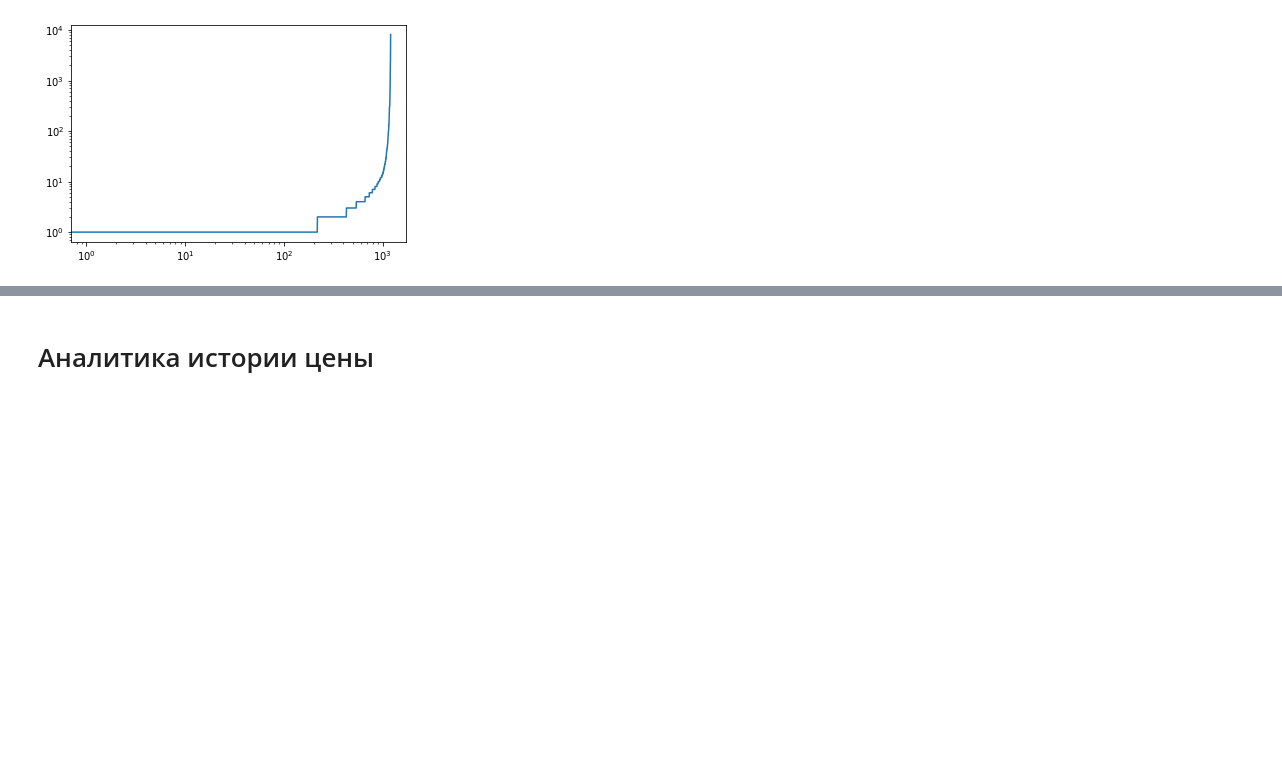
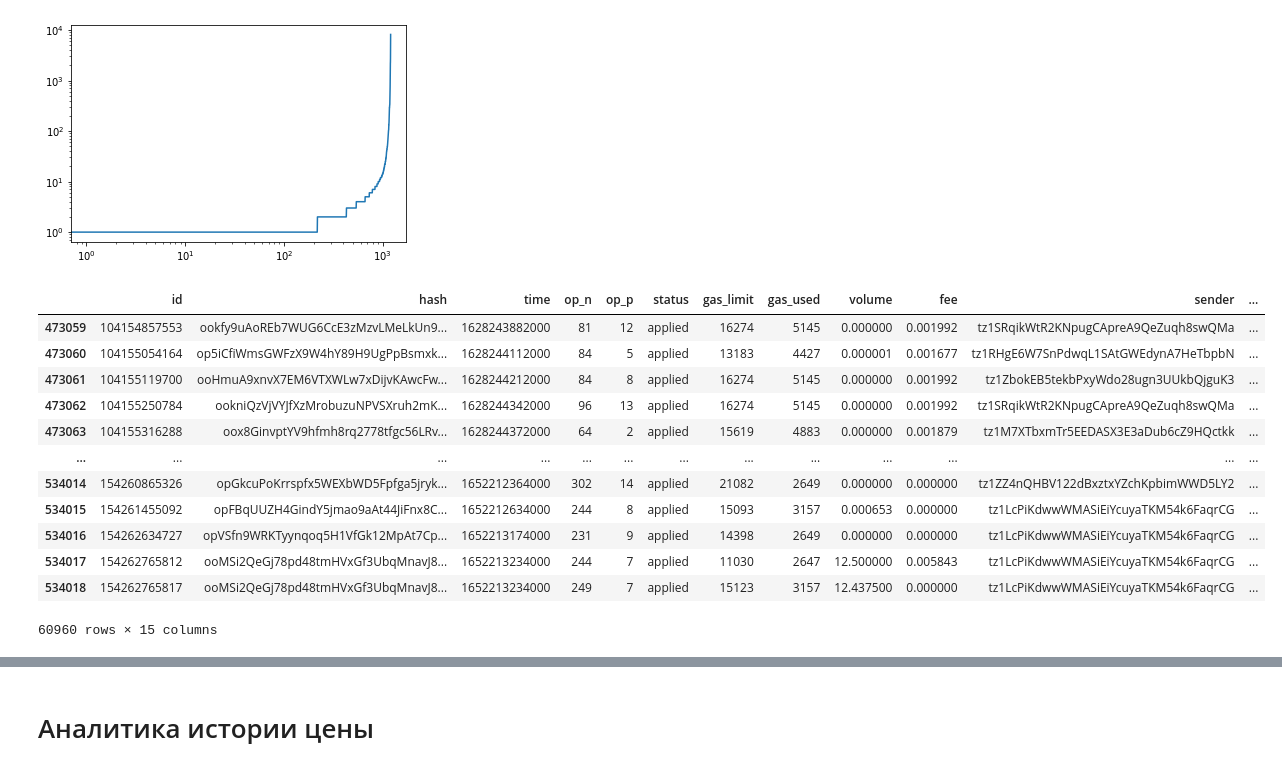
Before and after one commit to markysha/ml-practice, a Jupyter notebook: tezos-arbitrage/cex-dex analize.ipynb, the cells around one changed output, grey strips where cells are left out. Saved outputs shown, nothing was run; the diff lists cells and outputs as text; code cells hidden in the pictures; blank space fills up the shorter version.

```diff
--- a/tezos-arbitrage/cex-dex analize.ipynb
+++ b/tezos-arbitrage/cex-dex analize.ipynb
@@ -291,3 +291,19 @@ pair_data = unpack_storage_liquidity_baking(pair_data)
 pair_data = pair_data.drop(columns=["storage", "receiver", "parameters", "errors"])
 # %%
 pair_data.to_csv("tezos/XTZ_tzBTC.csv", sep=" ")
+# %%
+pair_data
+# %% [output]
+|  | id | hash | time | op_n | op_p | status | gas_limit | gas_used | volume | fee | sender | ... |
+| 473059 | 104154857553 | ookfy9uAoREb7WUG6CcE3zMzvLMeLkUn9... | 1628243882000 | 81 | 12 | applied | 16274 | 5145 | 0.000000 | 0.001992 | tz1SRqikWtR2KNpugCApreA9QeZuqh8swQMa | ... |
+| 473060 | 104155054164 | op5iCfiWmsGWFzX9W4hY89H9UgPpBsmxk... | 1628244112000 | 84 | 5 | applied | 13183 | 4427 | 0.000001 | 0.001677 | tz1RHgE6W7SnPdwqL1SAtGWEdynA7HeTbpbN | ... |
+| 473061 | 104155119700 | ooHmuA9xnvX7EM6VTXWLw7xDijvKAwcFw... | 1628244212000 | 84 | 8 | applied | 16274 | 5145 | 0.000000 | 0.001992 | tz1ZbokEB5tekbPxyWdo28ugn3UUkbQjguK3 | ... |
+| 473062 | 104155250784 | ookniQzVjVYJfXzMrobuzuNPVSXruh2mK... | 1628244342000 | 96 | 13 | applied | 16274 | 5145 | 0.000000 | 0.001992 | tz1SRqikWtR2KNpugCApreA9QeZuqh8swQMa | ... |
+| 473063 | 104155316288 | oox8GinvptYV9hfmh8rq2778tfgc56LRv... | 1628244372000 | 64 | 2 | applied | 15619 | 4883 | 0.000000 | 0.001879 | tz1M7XTbxmTr5EEDASX3E3aDub6cZ9HQctkk | ... |
+| ... | ... | ... | ... | ... | ... | ... | ... | ... | ... | ... | ... | ... |
+| 534014 | 154260865326 | opGkcuPoKrrspfx5WEXbWD5Fpfga5jryk... | 1652212364000 | 302 | 14 | applied | 21082 | 2649 | 0.000000 | 0.000000 | tz1ZZ4nQHBV122dBxztxYZchKpbimWWD5LY2 | ... |
+| 534015 | 154261455092 | opFBqUUZH4GindY5jmao9aAt44JiFnx8C... | 1652212634000 | 244 | 8 | applied | 15093 | 3157 | 0.000653 | 0.000000 | tz1LcPiKdwwWMASiEiYcuyaTKM54k6FaqrCG | ... |
+| 534016 | 154262634727 | opVSfn9WRKTyynqoq5H1VfGk12MpAt7Cp... | 1652213174000 | 231 | 9 | applied | 14398 | 2649 | 0.000000 | 0.000000 | tz1LcPiKdwwWMASiEiYcuyaTKM54k6FaqrCG | ... |
+| 534017 | 154262765812 | ooMSi2QeGj78pd48tmHVxGf3UbqMnavJ8... | 1652213234000 | 244 | 7 | applied | 11030 | 2647 | 12.500000 | 0.005843 | tz1LcPiKdwwWMASiEiYcuyaTKM54k6FaqrCG | ... |
+| 534018 | 154262765817 | ooMSi2QeGj78pd48tmHVxGf3UbqMnavJ8... | 1652213234000 | 249 | 7 | applied | 15123 | 3157 | 12.437500 | 0.000000 | tz1LcPiKdwwWMASiEiYcuyaTKM54k6FaqrCG | ... |
+60960 rows × 15 columns
```
Also changed, not shown: parts of 1 cell of this notebook, 4 other files.
